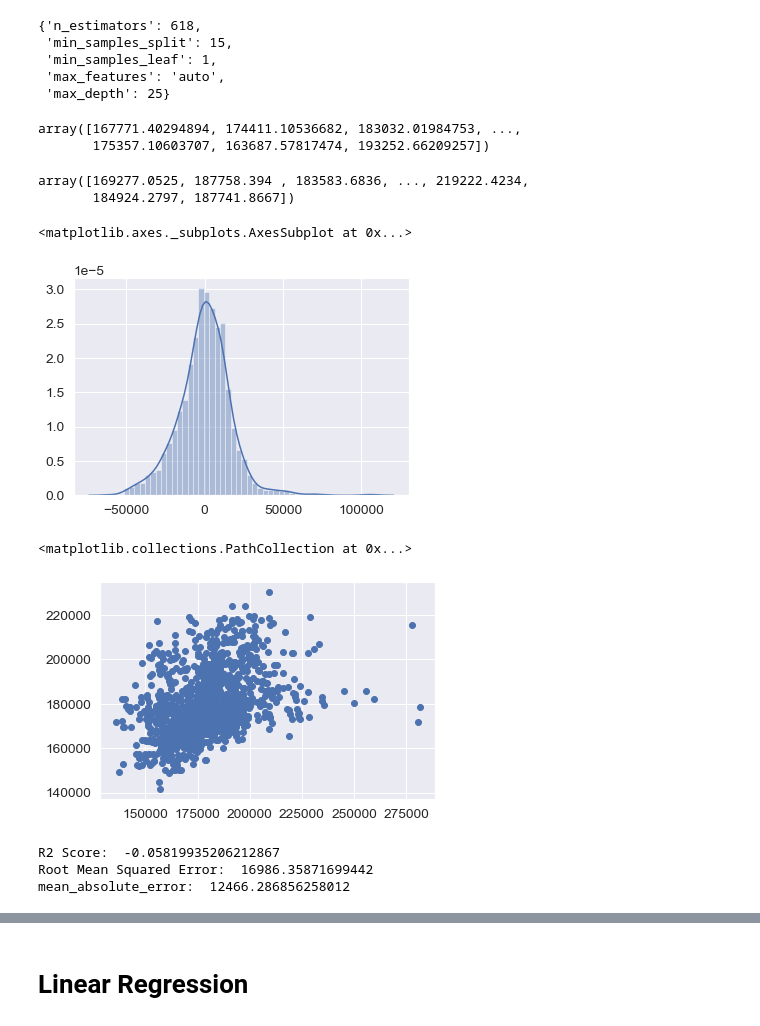
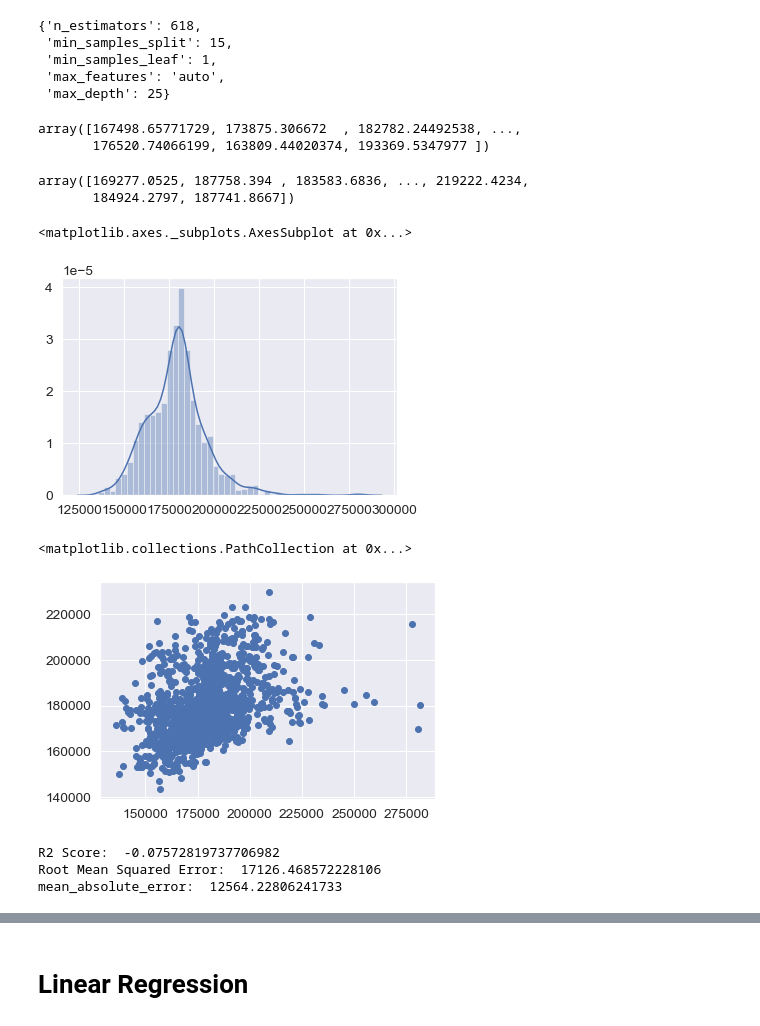
Before and after one commit to manthanpatel98/House-Price-Prediction, a Jupyter notebook: House-Price-Prediction.ipynb, the cells around one changed output, grey strips where cells are left out. Drawn from its saved outputs; the diff is of its cells as text; code cells hidden in the pictures.

```diff
--- a/House-Price-Prediction.ipynb
+++ b/House-Price-Prediction.ipynb
@@ -239,7 +239,7 @@ for feature in num_col:
 # %%
 import seaborn as sns
 corrmat = dataset.corr()
-k = 16
+k = 23
 cols = corrmat.nlargest(k, 'SalePrice')['SalePrice'].index
 cm = np.corrcoef(dataset[cols].values.T)
 sns.set(font_scale=1.25)
@@ -395,8 +393,8 @@ for i in range(len(predictions_tr)):
 # %%
 predictions_tr
 # %% [output]
-array([167771.40294894, 174411.10536682, 183032.01984753, ...,
-       175357.10603707, 163687.57817474, 193252.66209257])
+array([167498.65771729, 173875.306672  , 182782.24492538, ...,
+       176520.74066199, 163809.44020374, 193369.5347977 ])
 # %%
 y_test_tr = y_test_tr.ravel()
 y_test_tr
@@ -405,15 +403,15 @@ array([169277.0525, 187758.394 , 183583.6836, ..., 219222.4234,
        184924.2797, 187741.8667])
 # %%
 import seaborn as sns
-sns.distplot(y_test_tr-predictions_tr)
+sns.distplot(y_test_tr-predictions)
 # %% [output]
 <matplotlib.axes._subplots.AxesSubplot at 0x...>
-[figure, old version]
+[figure, new version]
 # %%
 plt.scatter(y_test_tr,predictions_tr)
 # %% [output]
 <matplotlib.collections.PathCollection at 0x...>
-[figure, old version]
+[figure, new version]
 # %%
 from sklearn.metrics import mean_absolute_error, mean_squared_error, mean_squared_log_error
 from sklearn.metrics import r2_score
@@ -421,9 +419,9 @@ print("R2 Score: ",r2_score(y_test_tr, predictions_tr))
 print("Root Mean Squared Error: ",mean_squared_error(y_test_tr, predictions_tr)**0.5)
 print("mean_absolute_error: ",mean_absolute_error(y_test_tr, predictions_tr))
 # %% [output]
-R2 Score:  -0.05819935206212867
-Root Mean Squared Error:  16986.35871699442
-mean_absolute_error:  12466.286856258012
+R2 Score:  -0.07572819737706982
+Root Mean Squared Error:  17126.468572228106
+mean_absolute_error:  12564.22806241733
 # %%
 y = pd.DataFrame(predictions_tr,columns=["SalePrice"])
 y
```
Also changed, not shown: parts of 28 cells of this notebook.
